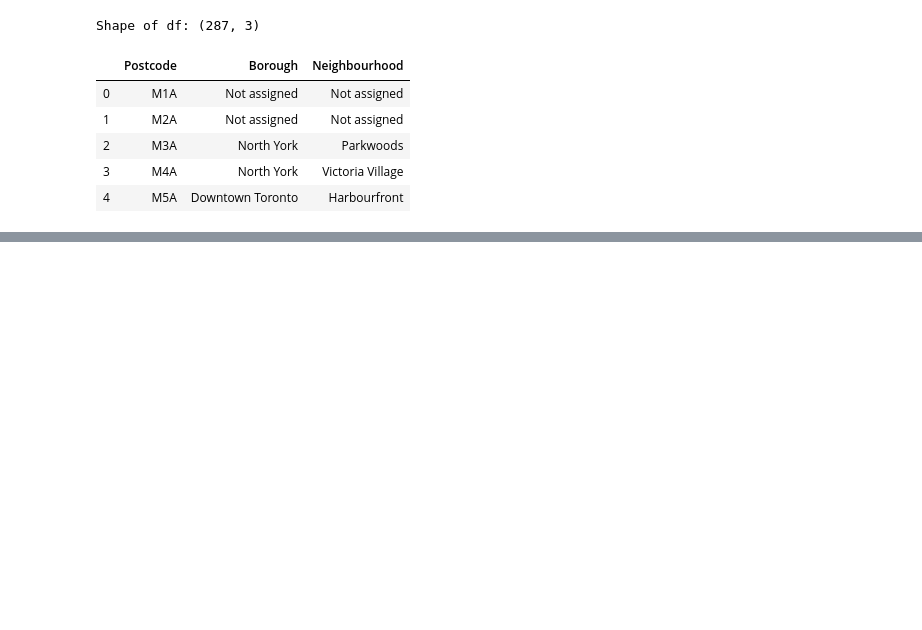
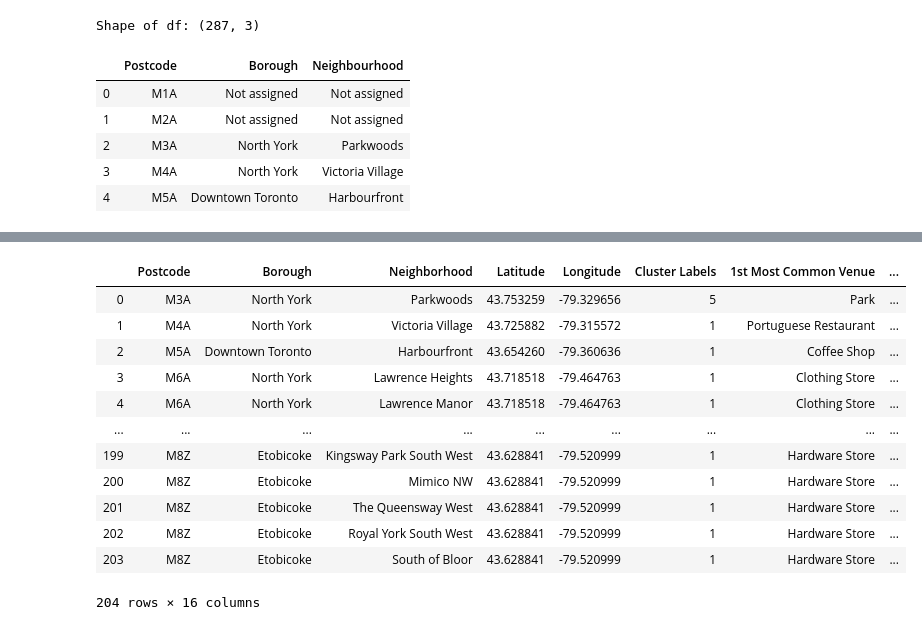
Before and after one commit to MaxYichenWang/Coursera_Capstone, a Jupyter notebook: Capston_Project_Week3_Toronto.ipynb, the cells around one changed output, grey strips where cells are left out. Drawn from its saved outputs; the diff is of its cells as text; code cells hidden in the pictures; blank space fills up the shorter version.

```diff
--- a/Capston_Project_Week3_Toronto.ipynb
+++ b/Capston_Project_Week3_Toronto.ipynb
@@ -129,0 +298,6 @@ toronto_geospatial
+# %%
+# Venues near downtown Toronto
+toronto_venues = getNearbyVenues(names=toronto_data['Neighbourhood'],
+                                   latitudes=toronto_data['Latitude'],
+                                   longitudes=toronto_data['Longitude']
+                                  )
@@ -129,0 +381,8 @@ toronto_geospatial
+# %%
+# sort the venues in descending order
+
+def return_most_common_venues(row, num_top_venues):
+    row_categories = row.iloc[1:]
+    row_categories_sorted = row_categories.sort_values(ascending=False)
+
+    return row_categories_sorted.index.values[0:num_top_venues]
@@ -129,0 +419,11 @@ toronto_geospatial
+# %%
+# set number of clusters
+kclusters = 6
+
+toronto_grouped_clustering = toronto_grouped.drop('Neighbourhood', 1)
+
+# run k-means clustering
+kmeans = KMeans(n_clusters=kclusters, random_state=4).fit(toronto_grouped_clustering)
+
+# check cluster labels generated for each row in the dataframe
+kmeans.labels_
@@ -129,0 +441,30 @@ toronto_geospatial
+# %%
+# drop clustering labels if exists
+neighborhoods_venues_sorted.drop('Cluster Labels', 1, inplace=True)
+
+# add clustering labels
+neighborhoods_venues_sorted.insert(0, 'Cluster Labels', kmeans.labels_)
+
+
+toronto_merged = toronto_data
+
+toronto_merged.rename(columns={'Neighbourhood':'Neighborhood'}, inplace=True)
+
+# merge toronto_grouped with toronto_data to add latitude/longitude for each neighborhood
+toronto_merged = pd.merge(toronto_merged, neighborhoods_venues_sorted.set_index('Neighborhood'), on='Neighborhood')
+
+toronto_merged
+# %% [output]
+|  | Postcode | Borough | Neighborhood | Latitude | Longitude | Cluster Labels | 1st Most Common Venue | ... |
+| 0 | M3A | North York | Parkwoods | 43.753259 | -79.329656 | 5 | Park | ... |
+| 1 | M4A | North York | Victoria Village | 43.725882 | -79.315572 | 1 | Portuguese Restaurant | ... |
+| 2 | M5A | Downtown Toronto | Harbourfront | 43.654260 | -79.360636 | 1 | Coffee Shop | ... |
+| 3 | M6A | North York | Lawrence Heights | 43.718518 | -79.464763 | 1 | Clothing Store | ... |
+| 4 | M6A | North York | Lawrence Manor | 43.718518 | -79.464763 | 1 | Clothing Store | ... |
+| ... | ... | ... | ... | ... | ... | ... | ... | ... |
+| 199 | M8Z | Etobicoke | Kingsway Park South West | 43.628841 | -79.520999 | 1 | Hardware Store | ... |
+| 200 | M8Z | Etobicoke | Mimico NW | 43.628841 | -79.520999 | 1 | Hardware Store | ... |
+| 201 | M8Z | Etobicoke | The Queensway West | 43.628841 | -79.520999 | 1 | Hardware Store | ... |
+| 202 | M8Z | Etobicoke | Royal York South West | 43.628841 | -79.520999 | 1 | Hardware Store | ... |
+| 203 | M8Z | Etobicoke | South of Bloor | 43.628841 | -79.520999 | 1 | Hardware Store | ... |
+204 rows × 16 columns
```
Also changed, not shown: parts of 20 cells of this notebook.
